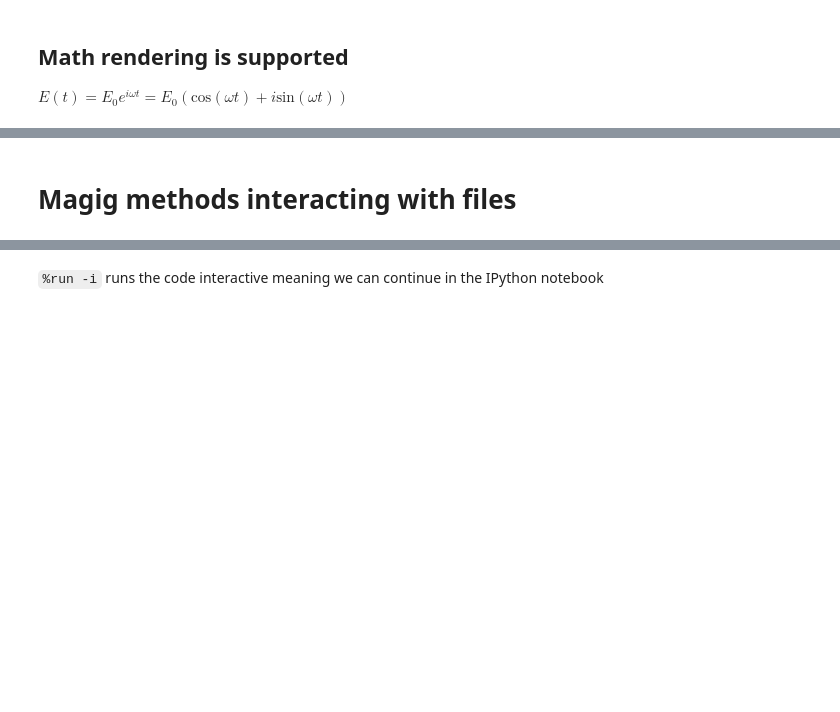
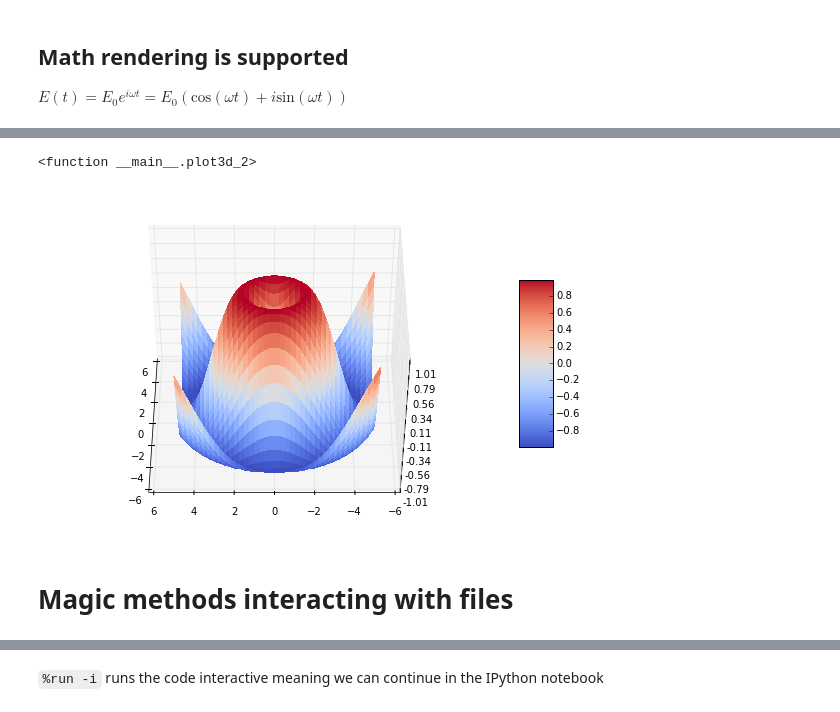
Before and after one commit to TUW-GEO-python-intro/slide-deck, a Jupyter notebook: 06-Matplotlib, Ipython/lecture6_3_IPython_notebook.ipynb, the cells around one changed output, grey strips where cells are left out. Saved outputs shown, nothing was run; the diff lists cells and outputs as text; code cells hidden in the pictures; blank space fills up the shorter version.

```diff
--- a/06-Matplotlib, Ipython/lecture6_3_IPython_notebook.ipynb
+++ b/06-Matplotlib, Ipython/lecture6_3_IPython_notebook.ipynb
@@ -178,4 +228,31 @@ plt.show()
+# %%
+from matplotlib import cm
+from matplotlib.ticker import LinearLocator, FormatStrFormatter
+
+def plot3d_2(func, azim, elev):
+    fig = plt.figure(figsize=(10,6))
+    ax = fig.gca(projection='3d')
+    X = np.arange(-5, 5, 0.25)
+    Y = np.arange(-5, 5, 0.25)
+    X, Y = np.meshgrid(X, Y)
+    R = np.sqrt(X**2 + Y**2)
+    Z = func(R)
+    surf = ax.plot_surface(X, Y, Z, rstride=1, cstride=1, cmap=cm.coolwarm,
+            linewidth=0, antialiased=False)
+    ax.set_zlim(-1.01, 1.01)
+
+    ax.zaxis.set_major_locator(LinearLocator(10))
+    ax.zaxis.set_major_formatter(FormatStrFormatter('%.02f'))
+
+    fig.colorbar(surf, shrink=0.5, aspect=5)
+    ax.view_init(elev=elev, azim=azim)
+
+interact(plot3d_2, func={'sin': np.sin, 'cos': np.cos},
+         azim=(0,360,5), elev=(0,90,5))
+# %% [output]
+<function __main__.plot3d_2>
+[figure, added]
 # %% [markdown]
-# Magig methods interacting with files
+# Magic methods interacting with files
 # %%
 %run lecture6_1.py
```
Also changed, not shown: parts of 17 cells of this notebook.
